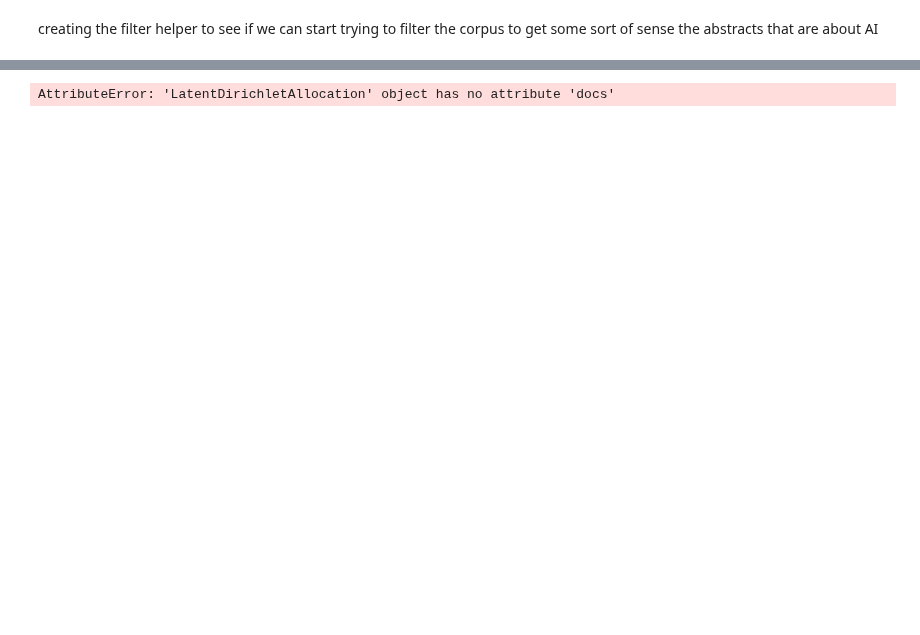
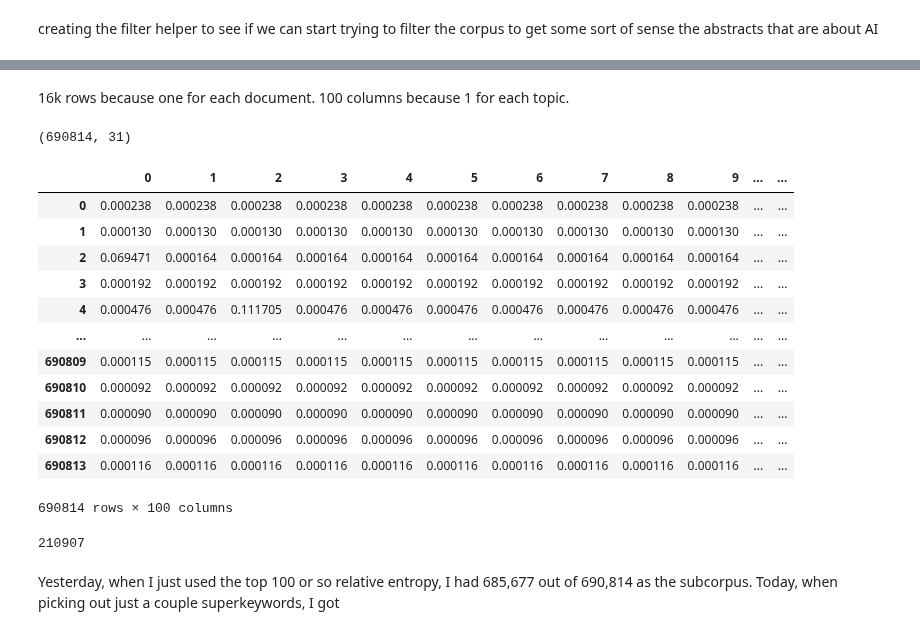
Before and after one commit to DSPG-Young-Scholars-Program/dspg21RnD, a Jupyter notebook: src/04_eads_method/03_eads_filtering_relentr.ipynb, the cells around one changed output, grey strips where cells are left out. Drawn from its saved outputs; the diff is of its cells as text; code cells hidden in the pictures; blank space fills up the shorter version.

Commit message:
shiny app, filtering function works now yay

```diff
--- a/src/04_eads_method/03_eads_filtering_relentr.ipynb
+++ b/src/04_eads_method/03_eads_filtering_relentr.ipynb
@@ -840,4 +363,2 @@ my_filter_helper
-# %%
-filtered_corpus_text = filter_corpus(lda_model_100, my_filter_helper)
-# %% [output]
-AttributeError: 'LatentDirichletAllocation' object has no attribute 'docs'
+# %% [markdown]
+16k rows because one for each document.  100 columns because 1 for each topic.
@@ -843,0 +428,35 @@ AttributeError: 'LatentDirichletAllocation' object has no attribute 'docs'
+# %%
+df.shape
+# %% [output]
+(690814, 31)
+# %%
+#creating a new document-topic-distribution with the full corpus
+tokens2 = df["final_frqwds_removed"]
+
+fullcorpus = [] # text will contain the processed tokens in string form (1 string per abstract)
+
+
+for abstract in tokens2:
+    fullcorpus.append(" ".join(abstract))
+
+fullcorpus = pd.Series(fullcorpus)
+
+newdocs = fullcorpus
+new_doc_term_matrix = lda_vectorizer.transform(newdocs)
+new_doc_term_dist = lda_model_100.transform(new_doc_term_matrix)
+# %%
+pd.DataFrame(new_doc_term_dist)
+# %% [output]
+|  | 0 | 1 | 2 | 3 | 4 | 5 | 6 | 7 | 8 | 9 | ... | ... |
+| 0 | 0.000238 | 0.000238 | 0.000238 | 0.000238 | 0.000238 | 0.000238 | 0.000238 | 0.000238 | 0.000238 | 0.000238 | ... | ... |
+| 1 | 0.000130 | 0.000130 | 0.000130 | 0.000130 | 0.000130 | 0.000130 | 0.000130 | 0.000130 | 0.000130 | 0.000130 | ... | ... |
+| 2 | 0.069471 | 0.000164 | 0.000164 | 0.000164 | 0.000164 | 0.000164 | 0.000164 | 0.000164 | 0.000164 | 0.000164 | ... | ... |
+| 3 | 0.000192 | 0.000192 | 0.000192 | 0.000192 | 0.000192 | 0.000192 | 0.000192 | 0.000192 | 0.000192 | 0.000192 | ... | ... |
+| 4 | 0.000476 | 0.000476 | 0.111705 | 0.000476 | 0.000476 | 0.000476 | 0.000476 | 0.000476 | 0.000476 | 0.000476 | ... | ... |
+| ... | ... | ... | ... | ... | ... | ... | ... | ... | ... | ... | ... | ... |
+| 690809 | 0.000115 | 0.000115 | 0.000115 | 0.000115 | 0.000115 | 0.000115 | 0.000115 | 0.000115 | 0.000115 | 0.000115 | ... | ... |
+| 690810 | 0.000092 | 0.000092 | 0.000092 | 0.000092 | 0.000092 | 0.000092 | 0.000092 | 0.000092 | 0.000092 | 0.000092 | ... | ... |
+| 690811 | 0.000090 | 0.000090 | 0.000090 | 0.000090 | 0.000090 | 0.000090 | 0.000090 | 0.000090 | 0.000090 | 0.000090 | ... | ... |
+| 690812 | 0.000096 | 0.000096 | 0.000096 | 0.000096 | 0.000096 | 0.000096 | 0.000096 | 0.000096 | 0.000096 | 0.000096 | ... | ... |
+| 690813 | 0.000116 | 0.000116 | 0.000116 | 0.000116 | 0.000116 | 0.000116 | 0.000116 | 0.000116 | 0.000116 | 0.000116 | ... | ... |
+690814 rows × 100 columns
@@ -843,0 +465,6 @@ AttributeError: 'LatentDirichletAllocation' object has no attribute 'docs'
+# %%
+len(my_subcorpus)
+# %% [output]
+210907
+# %% [markdown]
+Yesterday, when I just used the top 100 or so relative entropy, I had 685,677 out of 690,814 as the subcorpus.  Today, when picking out just a couple superkeywords, I got
```
Also changed, not shown: parts of 33 cells of this notebook, 1 other file.
